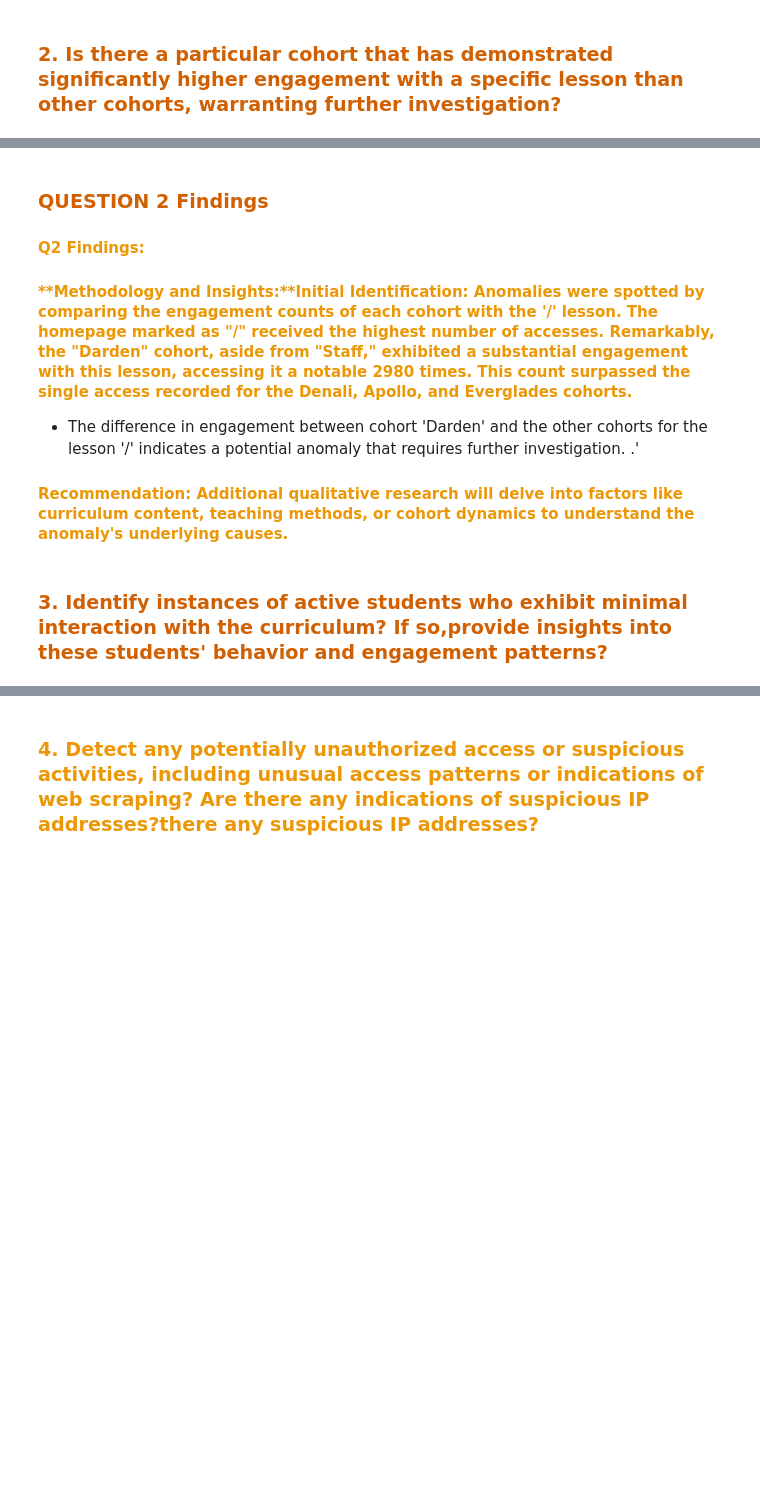
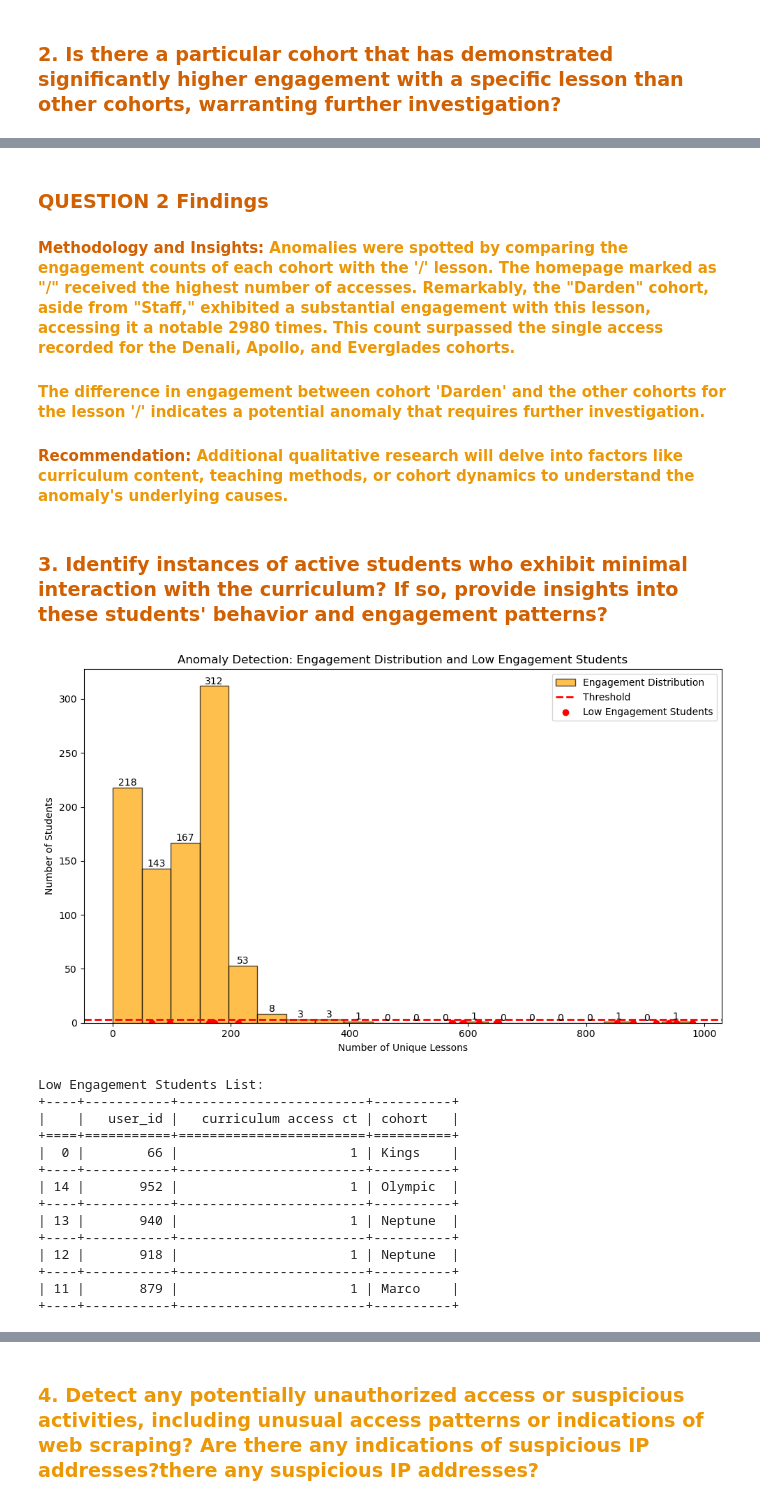
Before and after one commit to Curriculum-Assurance-Team/Curriculum_Engagement_and_Usage_Analysis, a Jupyter notebook: CAT_FinalNotebook.ipynb, the cells around one changed output, grey strips where cells are left out. Drawn from its saved outputs; the diff is of its cells as text; code cells hidden in the pictures; blank space fills up the shorter version.

```diff
--- a/CAT_FinalNotebook.ipynb
+++ b/CAT_FinalNotebook.ipynb
@@ -78,2 +77,2 @@ NameError: name 'env' is not defined
 # %%
-df_logs = w.get_log_data()
+logs_df = w.get_logs_data()
@@ -99,11 +125,27 @@ w.question2_graph(logs_df)
 # %% [markdown]
-###  <span style ='color:#D16002'> QUESTION 2 Findings
-#### <span style= 'color: #EC9706'>Q2 Findings:
-#### <span style= 'color: #EC9706'> **Methodology and Insights:**Initial Identification: Anomalies were spotted by comparing the engagement counts of each cohort with the '/' lesson. The homepage marked as "/" received the highest number of accesses. Remarkably, the "Darden" cohort, aside from "Staff," exhibited a substantial engagement with this lesson, accessing it a notable 2980 times. This count surpassed the single access recorded for the Denali, Apollo, and Everglades cohorts.
-- The difference in engagement between cohort 'Darden' and the other cohorts for the lesson '/' indicates a potential anomaly that requires further investigation.
-.'
-#### <span style= 'color: #EC9706'>**Recommendation:** Additional qualitative research will delve into factors like curriculum content, teaching methods, or cohort dynamics to understand the anomaly's underlying causes.
+###  <span style ='color:#D16002'> **QUESTION 2 Findings**
+#### <span style ='color:#D16002'> **Methodology and Insights:**<span style= 'color: #EC9706'>  Anomalies were spotted by comparing the engagement counts of each cohort with the '/' lesson. The homepage marked as "/" received the highest number of accesses. Remarkably, the "Darden" cohort, aside from "Staff," exhibited a substantial engagement with this lesson, accessing it a notable 2980 times. This count surpassed the single access recorded for the Denali, Apollo, and Everglades cohorts.
+#### <span style= 'color: #EC9706'> The difference in engagement between cohort 'Darden' and the other cohorts for the lesson '/' indicates a potential anomaly that requires further investigation.
+#### <span style ='color:#D16002'> **Recommendation:**  <span style= 'color: #EC9706'> Additional qualitative research will delve into factors like curriculum content, teaching methods, or cohort dynamics to understand the anomaly's underlying causes.
 # %% [markdown]
-### <span style ='color:#D16002'>3. Identify instances of active students who exhibit minimal interaction with the curriculum? If so,provide insights into these students' behavior and engagement patterns?
+### <span style ='color:#D16002'>3. Identify instances of active students who exhibit minimal interaction with the curriculum? If so, provide insights into these students' behavior and engagement patterns?
+# %%
+w.question3_list_graph(logs_df)
+# %% [output]
+[figure, added]
+Low Engagement Students List:
++----+-----------+------------------------+----------+
+|    |   user_id |   curriculum access ct | cohort   |
++====+===========+========================+==========+
+|  0 |        66 |                      1 | Kings    |
++----+-----------+------------------------+----------+
+| 14 |       952 |                      1 | Olympic  |
++----+-----------+------------------------+----------+
+| 13 |       940 |                      1 | Neptune  |
++----+-----------+------------------------+----------+
+| 12 |       918 |                      1 | Neptune  |
++----+-----------+------------------------+----------+
+| 11 |       879 |                      1 | Marco    |
++----+-----------+------------------------+----------+
 # %% [markdown]
 ###  <span style ='color:#D16002'> QUESTION 3 Findings
```
Also changed, not shown: parts of 21 cells of this notebook.
